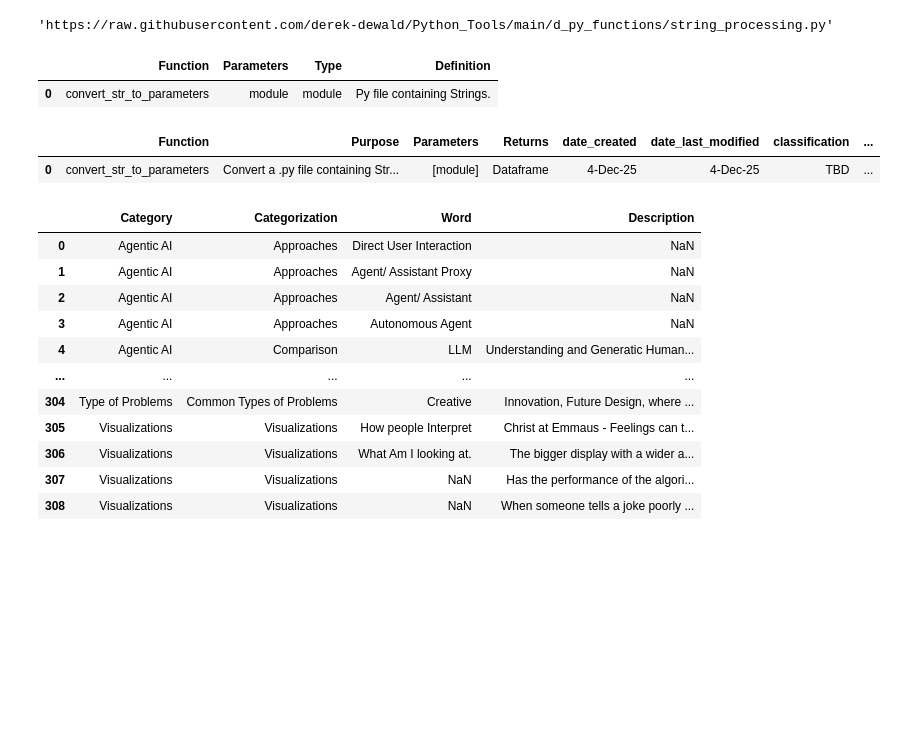
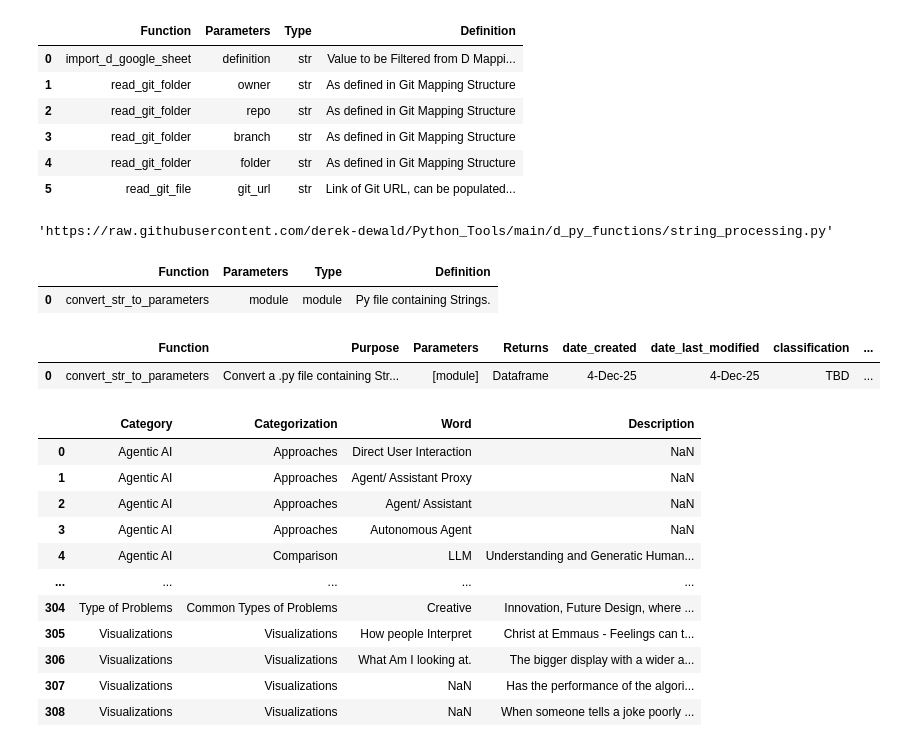
Before and after one commit to derek-dewald/Python_Tools, a Jupyter notebook: JupyterNotebooks/Daily WorkBook.ipynb, the cells around one changed output. Cells and saved outputs as stored; diff of their text form; code cells hidden in the pictures; blank space fills up the shorter version.

```diff
--- a/JupyterNotebooks/Daily WorkBook.ipynb
+++ b/JupyterNotebooks/Daily WorkBook.ipynb
@@ -75,0 +121,10 @@ git_file_list
+# %%
+temp_param_df
+# %% [output]
+|  | Function | Parameters | Type | Definition |
+| 0 | import_d_google_sheet | definition | str | Value to be Filtered from D Mappi... |
+| 1 | read_git_folder | owner | str | As defined in Git Mapping Structure |
+| 2 | read_git_folder | repo | str | As defined in Git Mapping Structure |
+| 3 | read_git_folder | branch | str | As defined in Git Mapping Structure |
+| 4 | read_git_folder | folder | str | As defined in Git Mapping Structure |
+| 5 | read_git_file | git_url | str | Link of Git URL, can be populated... |
```
Also changed, not shown: parts of 6 cells of this notebook, 6 other files.
